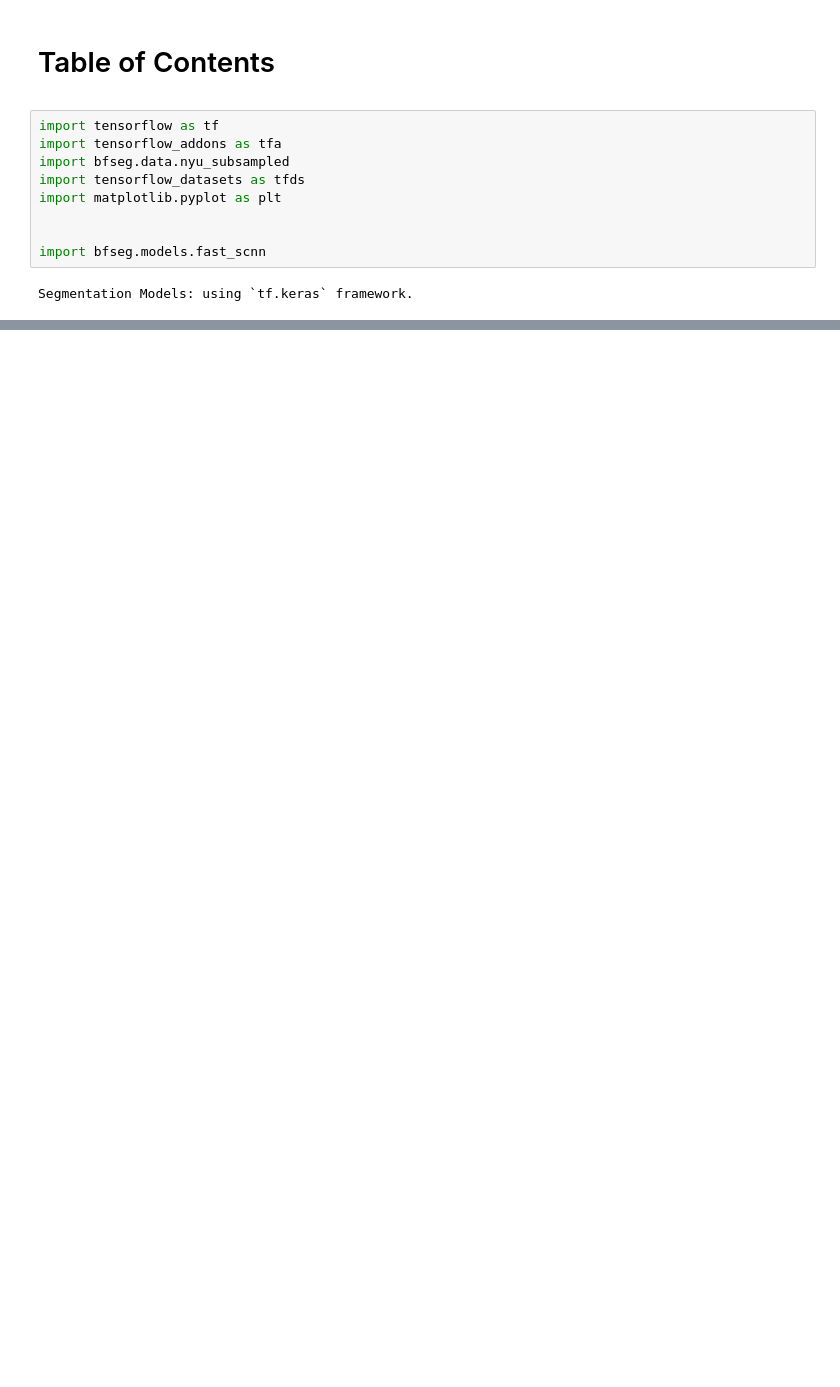
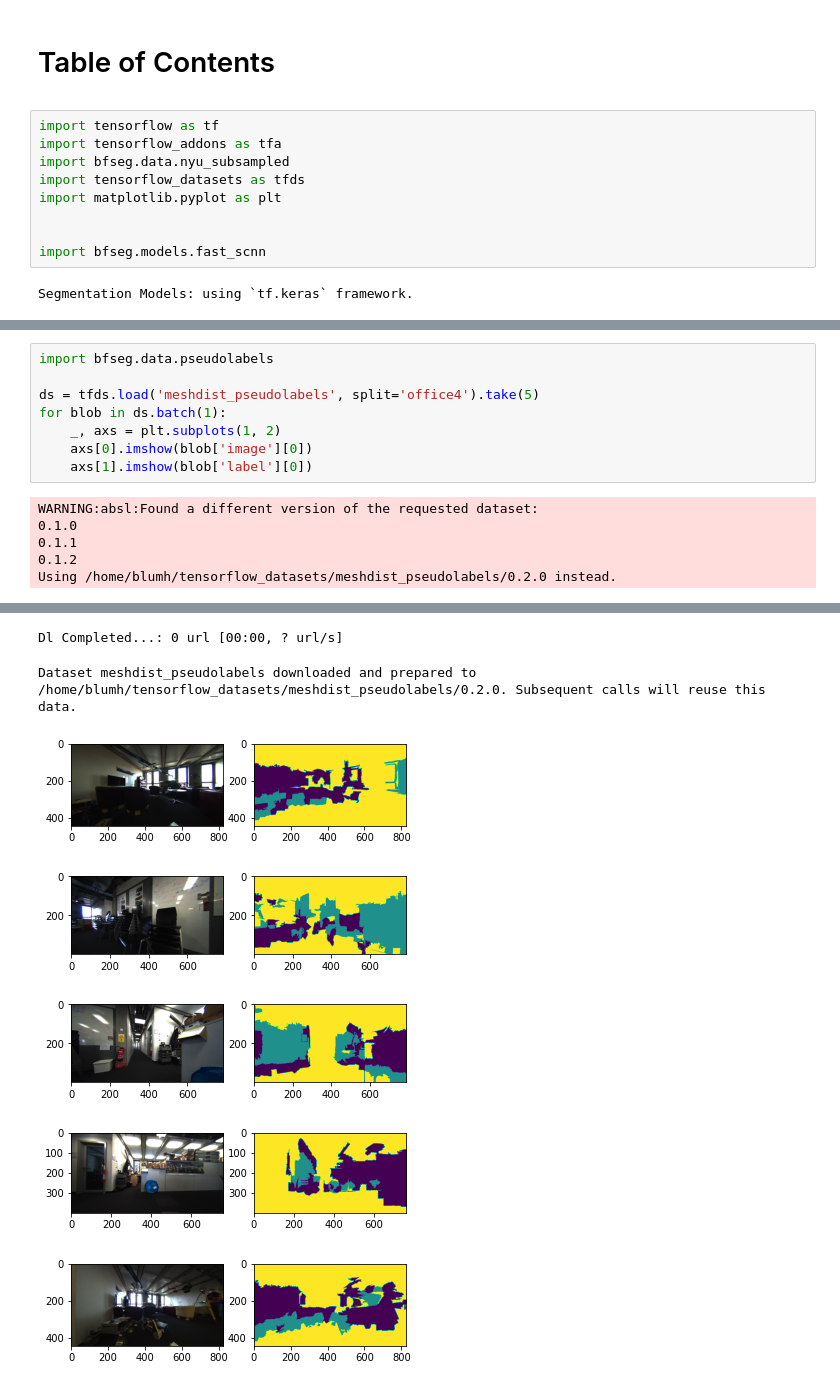
Before and after one commit to ethz-asl/background_foreground_segmentation, a Jupyter notebook: notebooks/convert francescos model.ipynb, the cells around one changed output, grey strips where cells are left out. Drawn from its saved outputs; the diff is of its cells as text; blank space fills up the shorter version.

```diff
--- a/notebooks/convert francescos model.ipynb
+++ b/notebooks/convert francescos model.ipynb
@@ -90,0 +78,14 @@ make_archive('/tmp/exported_model', 'zip', '/tmp/exported_model')
+# %%
+import bfseg.data.pseudolabels
+
+ds = tfds.load('meshdist_pseudolabels', split='office4').take(5)
+for blob in ds.batch(1):
+    _, axs = plt.subplots(1, 2)
+    axs[0].imshow(blob['image'][0])
+    axs[1].imshow(blob['label'][0])
+# %% [output]
+WARNING:absl:Found a different version of the requested dataset:
+0.1.0
+0.1.1
+0.1.2
+Using /home/blumh/tensorflow_datasets/meshdist_pseudolabels/0.2.0 instead.
@@ -90,0 +93,7 @@ make_archive('/tmp/exported_model', 'zip', '/tmp/exported_model')
+Dl Completed...: 0 url [00:00, ? url/s]
+Dataset meshdist_pseudolabels downloaded and prepared to /home/blumh/tensorflow_datasets/meshdist_pseudolabels/0.2.0. Subsequent calls will reuse this data.
+[figure, added]
+[figure, added]
+[figure, added]
+[figure, added]
+[figure, added]
```
Also changed, not shown: parts of 12 cells of this notebook, 3 other files.
